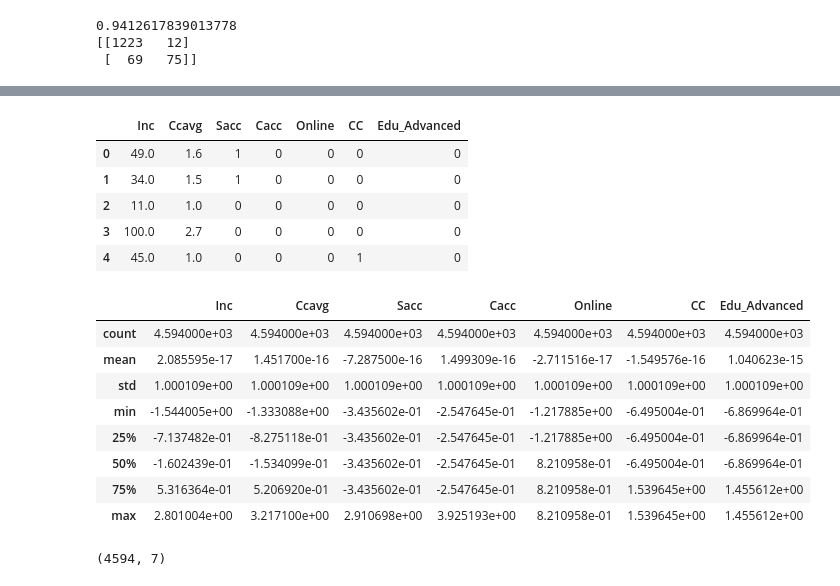
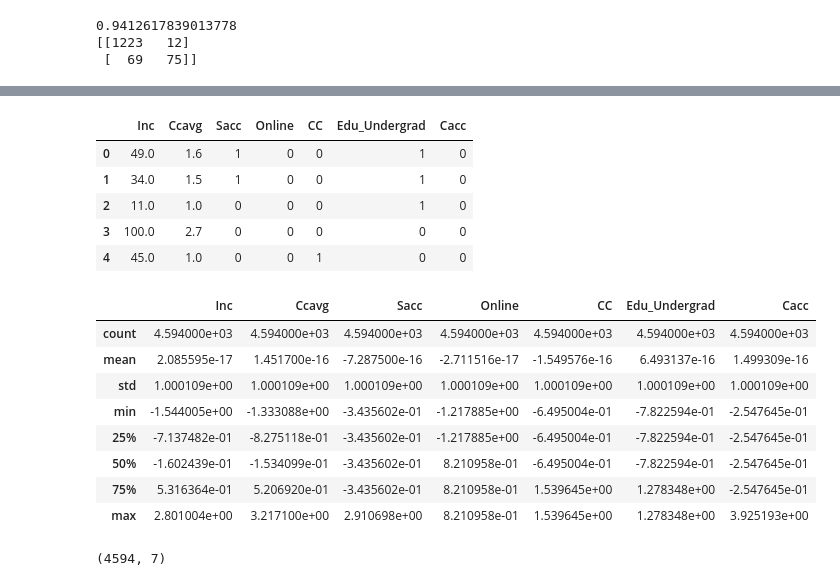
Before and after one commit to bishnoo/SLProject01, a Jupyter notebook: Project01-Case01-TheraBank.ipynb, the cells around one changed output, grey strips where cells are left out. Drawn from its saved outputs; the diff is of its cells as text; code cells hidden in the pictures.

```diff
--- a/Project01-Case01-TheraBank.ipynb
+++ b/Project01-Case01-TheraBank.ipynb
@@ -918,15 +898,15 @@ dtype: object
 # %%
 # Create a separate dataframe consisting only of the features i.e independent attributes
 #Age	Exp	Inc	Fmem	Ccavg	Mort	Ploan	Sacc	Cacc	Online	CC	Edu_Advanced	Edu_Graduate	Edu_Undergrad
-t2_feature_df = t2[['Inc','Ccavg','Sacc','Cacc','Online','CC','Edu_Advanced']]
+t2_feature_df = t2[['Inc','Ccavg','Sacc','Online','CC','Edu_Undergrad','Cacc',]]#'Sacc','Cacc','Online','CC','Edu_Advanced']]
 t2_feature_df.head()
 # %% [output]
-|  | Inc | Ccavg | Sacc | Cacc | Online | CC | Edu_Advanced |
-| 0 | 49.0 | 1.6 | 1 | 0 | 0 | 0 | 0 |
-| 1 | 34.0 | 1.5 | 1 | 0 | 0 | 0 | 0 |
-| 2 | 11.0 | 1.0 | 0 | 0 | 0 | 0 | 0 |
+|  | Inc | Ccavg | Sacc | Online | CC | Edu_Undergrad | Cacc |
+| 0 | 49.0 | 1.6 | 1 | 0 | 0 | 1 | 0 |
+| 1 | 34.0 | 1.5 | 1 | 0 | 0 | 1 | 0 |
+| 2 | 11.0 | 1.0 | 0 | 0 | 0 | 1 | 0 |
 | 3 | 100.0 | 2.7 | 0 | 0 | 0 | 0 | 0 |
-| 4 | 45.0 | 1.0 | 0 | 0 | 0 | 1 | 0 |
+| 4 | 45.0 | 1.0 | 0 | 0 | 1 | 0 | 0 |
 # %%
 # convert the features into z scores as we do not know what units / scales were used and store them in new dataframe
 # It is always adviced to scale numeric attributes in models that calculate distances.
@@ -935,15 +915,15 @@ t2_feature_df_z = t2_feature_df.apply(zscore)  # convert all attributes to Z sca
 
 t2_feature_df_z.describe()
 # %% [output]
-|  | Inc | Ccavg | Sacc | Cacc | Online | CC | Edu_Advanced |
+|  | Inc | Ccavg | Sacc | Online | CC | Edu_Undergrad | Cacc |
 | count | 4.594000e+03 | 4.594000e+03 | 4.594000e+03 | 4.594000e+03 | 4.594000e+03 | 4.594000e+03 | 4.594000e+03 |
-| mean | 2.085595e-17 | 1.451700e-16 | -7.287500e-16 | 1.499309e-16 | -2.711516e-17 | -1.549576e-16 | 1.040623e-15 |
+| mean | 2.085595e-17 | 1.451700e-16 | -7.287500e-16 | -2.711516e-17 | -1.549576e-16 | 6.493137e-16 | 1.499309e-16 |
 | std | 1.000109e+00 | 1.000109e+00 | 1.000109e+00 | 1.000109e+00 | 1.000109e+00 | 1.000109e+00 | 1.000109e+00 |
-| min | -1.544005e+00 | -1.333088e+00 | -3.435602e-01 | -2.547645e-01 | -1.217885e+00 | -6.495004e-01 | -6.869964e-01 |
-| 25% | -7.137482e-01 | -8.275118e-01 | -3.435602e-01 | -2.547645e-01 | -1.217885e+00 | -6.495004e-01 | -6.869964e-01 |
-| 50% | -1.602439e-01 | -1.534099e-01 | -3.435602e-01 | -2.547645e-01 | 8.210958e-01 | -6.495004e-01 | -6.869964e-01 |
-| 75% | 5.316364e-01 | 5.206920e-01 | -3.435602e-01 | -2.547645e-01 | 8.210958e-01 | 1.539645e+00 | 1.455612e+00 |
-| max | 2.801004e+00 | 3.217100e+00 | 2.910698e+00 | 3.925193e+00 | 8.210958e-01 | 1.539645e+00 | 1.455612e+00 |
+| min | -1.544005e+00 | -1.333088e+00 | -3.435602e-01 | -1.217885e+00 | -6.495004e-01 | -7.822594e-01 | -2.547645e-01 |
+| 25% | -7.137482e-01 | -8.275118e-01 | -3.435602e-01 | -1.217885e+00 | -6.495004e-01 | -7.822594e-01 | -2.547645e-01 |
+| 50% | -1.602439e-01 | -1.534099e-01 | -3.435602e-01 | 8.210958e-01 | -6.495004e-01 | -7.822594e-01 | -2.547645e-01 |
+| 75% | 5.316364e-01 | 5.206920e-01 | -3.435602e-01 | 8.210958e-01 | 1.539645e+00 | 1.278348e+00 | -2.547645e-01 |
+| max | 2.801004e+00 | 3.217100e+00 | 2.910698e+00 | 8.210958e-01 | 1.539645e+00 | 1.278348e+00 | 3.925193e+00 |
 # %%
 # Capture the class values from the 'diagnosis' column into a pandas series akin to array
 t2['Ploan'] = t2.Ploan.astype('category')
```
Also changed, not shown: parts of 12 cells of this notebook.
